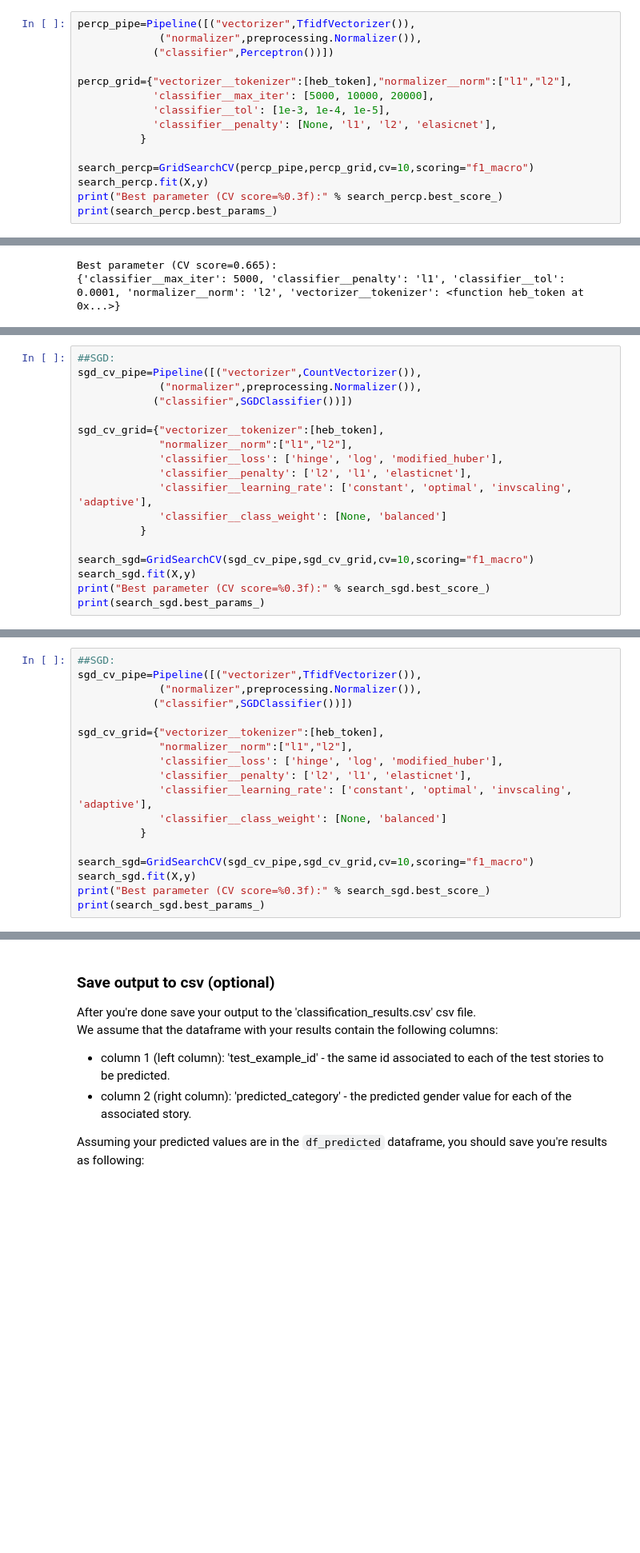
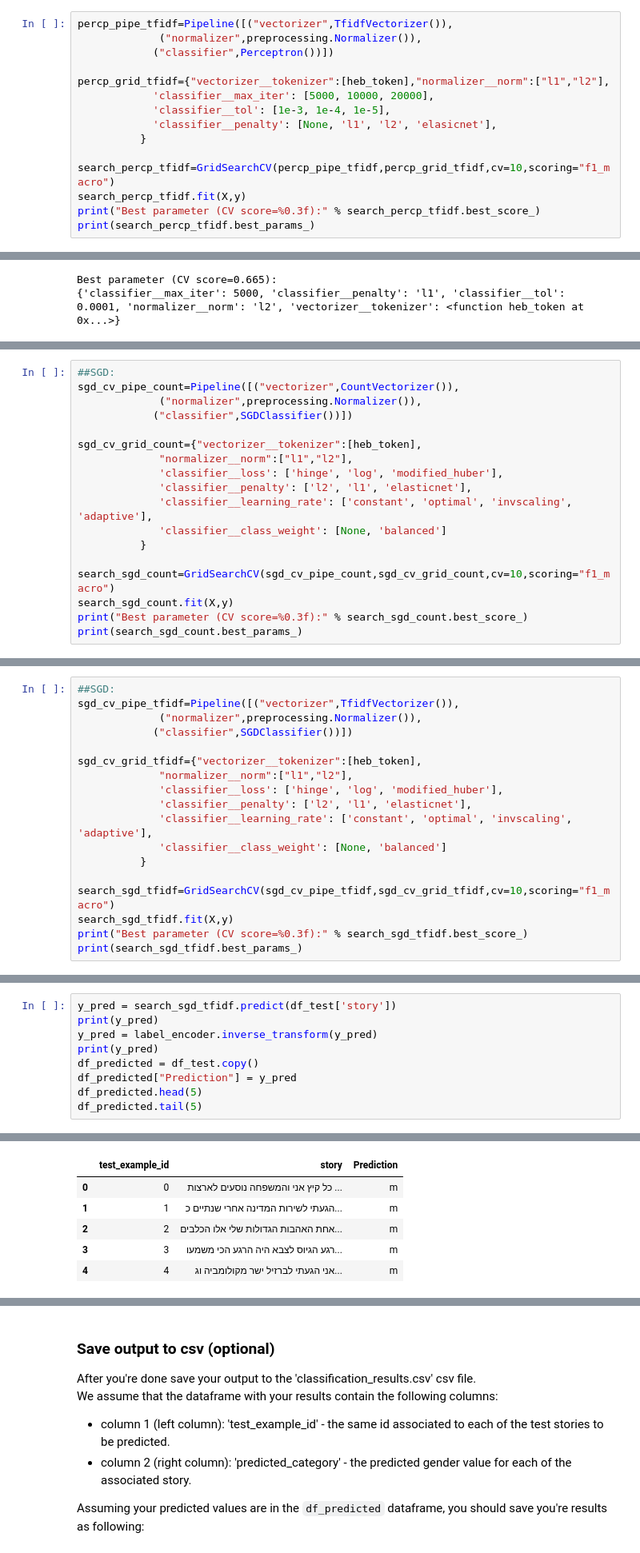
Before and after one commit to ArikAx/machine-learning, a Jupyter notebook: Assignment3-text-analysis.ipynb, the cells around one changed output, grey strips where cells are left out. Shown at 80% size. Saved outputs shown, nothing was run; the diff lists cells and outputs as text; blank space fills up the shorter version.

```diff
--- a/Assignment3-text-analysis.ipynb
+++ b/Assignment3-text-analysis.ipynb
@@ -348,18 +357,18 @@ Best parameter (CV score=0.663):
 # %%
-percp_pipe=Pipeline([("vectorizer",TfidfVectorizer()),
+percp_pipe_tfidf=Pipeline([("vectorizer",TfidfVectorizer()),
              ("normalizer",preprocessing.Normalizer()),
             ("classifier",Perceptron())])
 
-percp_grid={"vectorizer__tokenizer":[heb_token],"normalizer__norm":["l1","l2"],
+percp_grid_tfidf={"vectorizer__tokenizer":[heb_token],"normalizer__norm":["l1","l2"],
             'classifier__max_iter': [5000, 10000, 20000],
             'classifier__tol': [1e-3, 1e-4, 1e-5],
             'classifier__penalty': [None, 'l1', 'l2', 'elasicnet'],
           }
 
-search_percp=GridSearchCV(percp_pipe,percp_grid,cv=10,scoring="f1_macro")
-search_percp.fit(X,y)
-print("Best parameter (CV score=%0.3f):" % search_percp.best_score_)
-print(search_percp.best_params_)
+search_percp_tfidf=GridSearchCV(percp_pipe_tfidf,percp_grid_tfidf,cv=10,scoring="f1_macro")
+search_percp_tfidf.fit(X,y)
+print("Best parameter (CV score=%0.3f):" % search_percp_tfidf.best_score_)
+print(search_percp_tfidf.best_params_)
 # %% [output]
 GridSearchCV(cv=10,
              estimator=Pipeline(steps=[('vectorizer', TfidfVectorizer()),
@@ -376,10 +388,10 @@ Best parameter (CV score=0.665):
 # %%
 ##SGD:
-sgd_cv_pipe=Pipeline([("vectorizer",CountVectorizer()),
+sgd_cv_pipe_count=Pipeline([("vectorizer",CountVectorizer()),
              ("normalizer",preprocessing.Normalizer()),
             ("classifier",SGDClassifier())])
 
-sgd_cv_grid={"vectorizer__tokenizer":[heb_token],
+sgd_cv_grid_count={"vectorizer__tokenizer":[heb_token],
              "normalizer__norm":["l1","l2"],
              'classifier__loss': ['hinge', 'log', 'modified_huber'],
              'classifier__penalty': ['l2', 'l1', 'elasticnet'],
@@ -387,10 +399,10 @@ sgd_cv_grid={"vectorizer__tokenizer":[heb_token],
              'classifier__class_weight': [None, 'balanced']
           }
 
-search_sgd=GridSearchCV(sgd_cv_pipe,sgd_cv_grid,cv=10,scoring="f1_macro")
-search_sgd.fit(X,y)
-print("Best parameter (CV score=%0.3f):" % search_sgd.best_score_)
-print(search_sgd.best_params_)
+search_sgd_count=GridSearchCV(sgd_cv_pipe_count,sgd_cv_grid_count,cv=10,scoring="f1_macro")
+search_sgd_count.fit(X,y)
+print("Best parameter (CV score=%0.3f):" % search_sgd_count.best_score_)
+print(search_sgd_count.best_params_)
 # %% [output]
 GridSearchCV(cv=10,
              estimator=Pipeline(steps=[('vectorizer', CountVectorizer()),
@@ -410,10 +424,10 @@ Best parameter (CV score=0.707):
 # %%
 ##SGD:
-sgd_cv_pipe=Pipeline([("vectorizer",TfidfVectorizer()),
+sgd_cv_pipe_tfidf=Pipeline([("vectorizer",TfidfVectorizer()),
              ("normalizer",preprocessing.Normalizer()),
             ("classifier",SGDClassifier())])
 
-sgd_cv_grid={"vectorizer__tokenizer":[heb_token],
+sgd_cv_grid_tfidf={"vectorizer__tokenizer":[heb_token],
              "normalizer__norm":["l1","l2"],
              'classifier__loss': ['hinge', 'log', 'modified_huber'],
              'classifier__penalty': ['l2', 'l1', 'elasticnet'],
@@ -421,10 +435,10 @@ sgd_cv_grid={"vectorizer__tokenizer":[heb_token],
              'classifier__class_weight': [None, 'balanced']
           }
 
-search_sgd=GridSearchCV(sgd_cv_pipe,sgd_cv_grid,cv=10,scoring="f1_macro")
-search_sgd.fit(X,y)
-print("Best parameter (CV score=%0.3f):" % search_sgd.best_score_)
-print(search_sgd.best_params_)
+search_sgd_tfidf=GridSearchCV(sgd_cv_pipe_tfidf,sgd_cv_grid_tfidf,cv=10,scoring="f1_macro")
+search_sgd_tfidf.fit(X,y)
+print("Best parameter (CV score=%0.3f):" % search_sgd_tfidf.best_score_)
+print(search_sgd_tfidf.best_params_)
 # %% [output]
 GridSearchCV(cv=10,
              estimator=Pipeline(steps=[('vectorizer', TfidfVectorizer()),
@@ -501,0 +525,10 @@ Best parameter (CV score=0.694):
+# %%
+y_pred = search_sgd_tfidf.predict(df_test['story'])
+print(y_pred)
+y_pred = label_encoder.inverse_transform(y_pred)
+print(y_pred)
+df_predicted = df_test.copy()
+df_predicted["Prediction"] = y_pred
+df_predicted.head(5)
+df_predicted.tail(5)
+# %% [output]
@@ -501,0 +552,6 @@ Best parameter (CV score=0.694):
+|  | test_example_id | story | Prediction |
+| 0 | 0 | כל קיץ אני והמשפחה נוסעים לארצות ... | m |
+| 1 | 1 | הגעתי לשירות המדינה אחרי שנתיים כ... | m |
+| 2 | 2 | אחת האהבות הגדולות שלי אלו הכלבים... | m |
+| 3 | 3 | רגע הגיוס לצבא היה הרגע הכי משמעו... | m |
+| 4 | 4 | אני הגעתי לברזיל ישר מקולומביה וג... | m |
```
Also changed, not shown: parts of 24 cells of this notebook, 1 other file.
